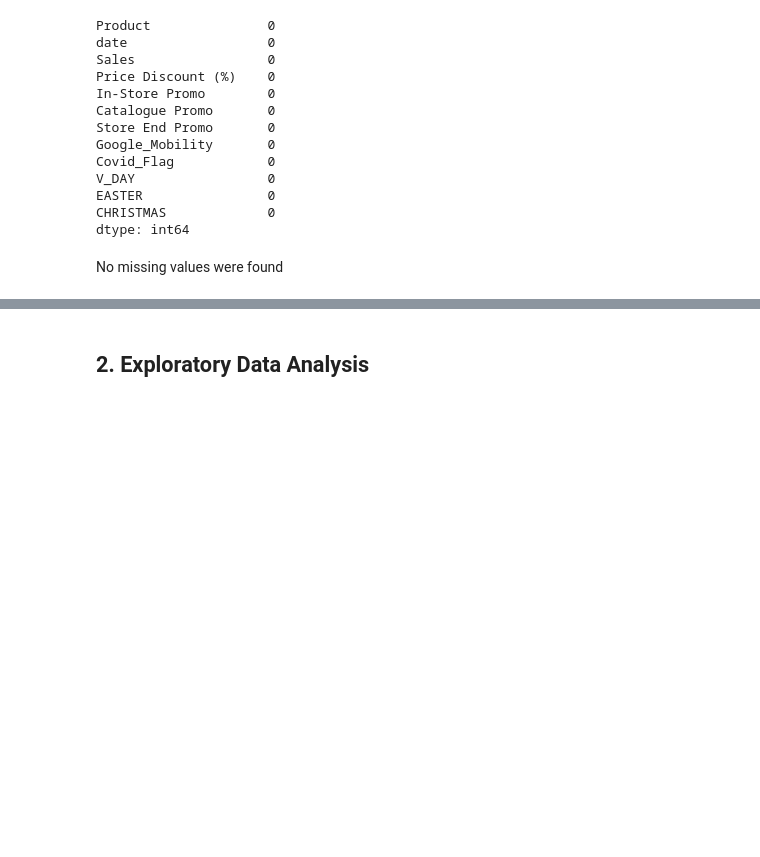
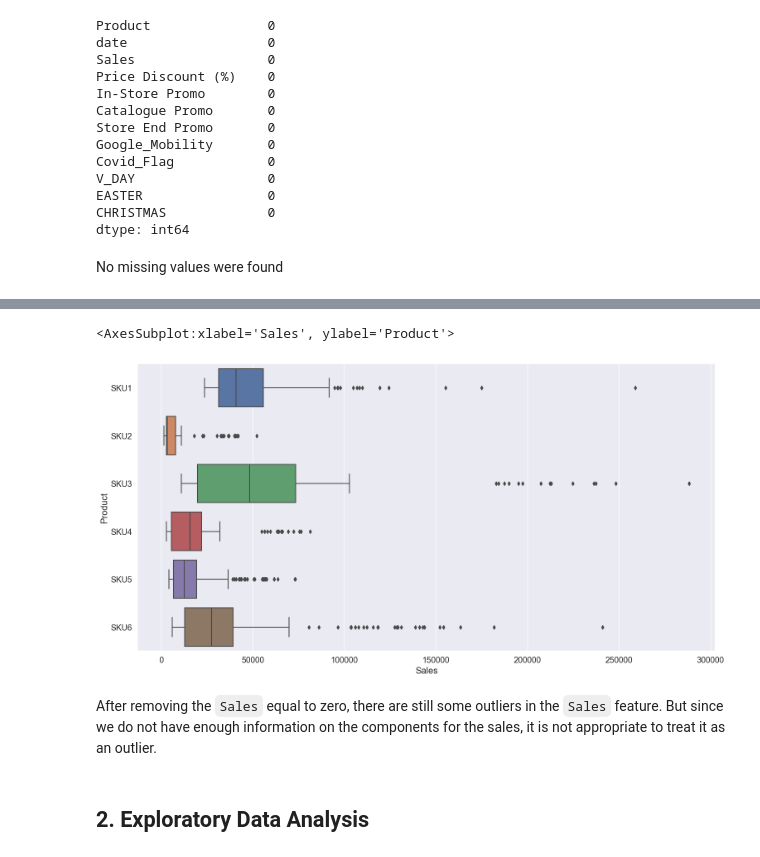
Before and after one commit to keithonpy/bev_retail_forecasting, a Jupyter notebook: retail_forecasting.ipynb, the cells around one changed output, grey strips where cells are left out. Saved outputs shown, nothing was run; the diff lists cells and outputs as text; code cells hidden in the pictures; blank space fills up the shorter version.

```diff
--- a/retail_forecasting.ipynb
+++ b/retail_forecasting.ipynb
@@ -100,3 +115,12 @@ No missing values were found
+# %%
+plt.figure(figsize=(18,9))
+sns.set(font_scale = 1.3)
+sns.boxplot(data = df, y = 'Product', x = "Sales", dodge=False)
+# %% [output]
+<AxesSubplot:xlabel='Sales', ylabel='Product'>
+[figure, added]
+# %% [markdown]
+After removing the `Sales` equal to zero, there are still some outliers in the `Sales` feature. But since we do not have enough information on the components for the sales, it is not appropriate to treat it as an outlier.
 # %% [markdown]
 ## 2. Exploratory Data Analysis
 # %%
```
Also changed, not shown: parts of 5 cells of this notebook.
